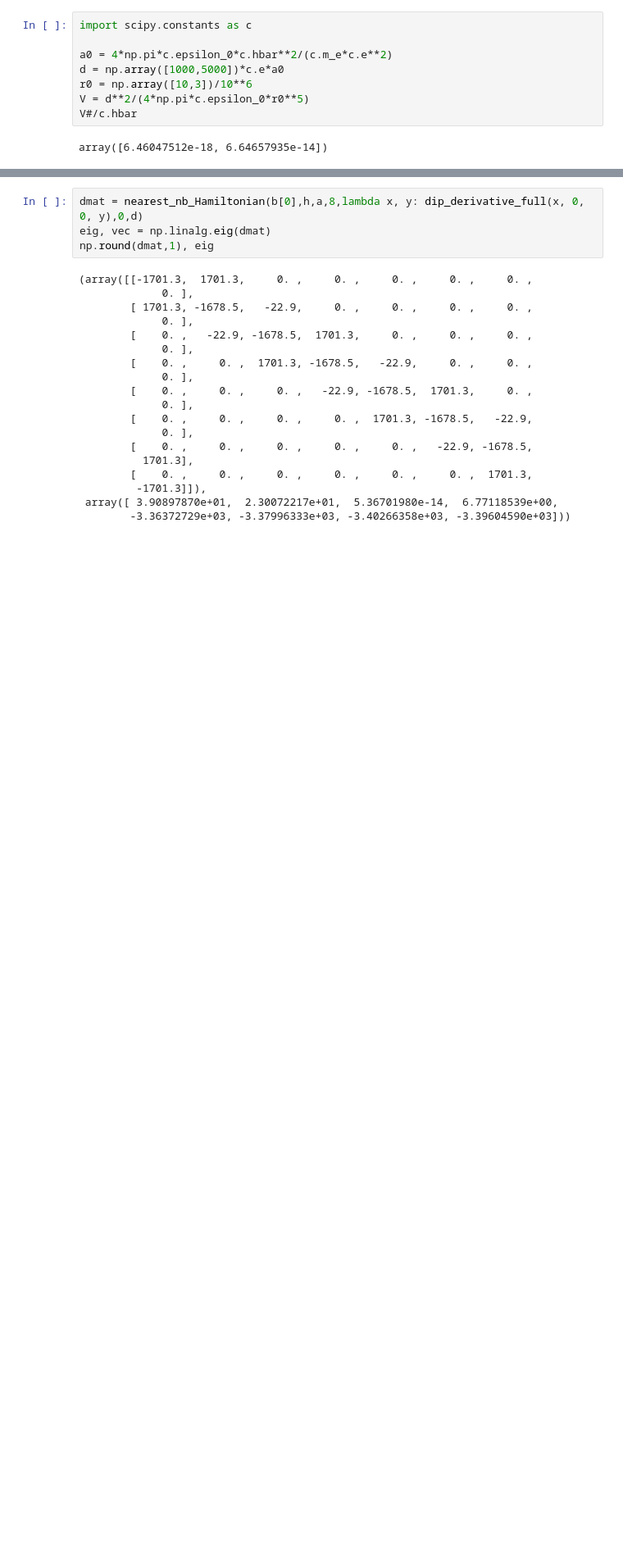
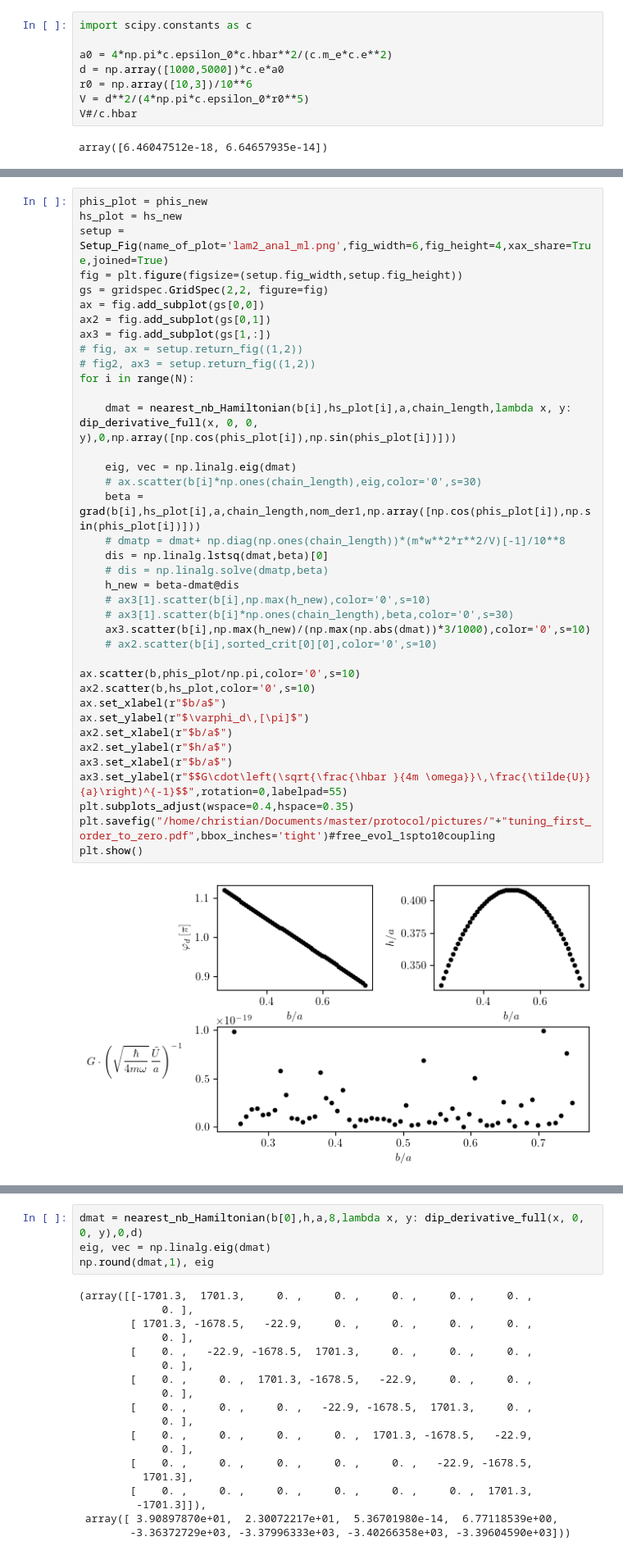
Before and after one commit to ChriGomm/master, a Jupyter notebook: numerics/interactions.ipynb, the cells around one changed output, grey strips where cells are left out. Shown at 82% size. Saved outputs shown, nothing was run; the diff lists cells and outputs as text; blank space fills up the shorter version.

Commit message:
worked on the elimination of the first order of the dip-dip expansion by optimizing h and angle of d

```diff
--- a/numerics/interactions.ipynb
+++ b/numerics/interactions.ipynb
@@ -701,0 +815,40 @@ plt.show()
+# %%
+phis_plot = phis_new
+hs_plot = hs_new
+setup = Setup_Fig(name_of_plot='lam2_anal_ml.png',fig_width=6,fig_height=4,xax_share=True,joined=True)
+fig = plt.figure(figsize=(setup.fig_width,setup.fig_height))
+gs = gridspec.GridSpec(2,2, figure=fig)
+ax = fig.add_subplot(gs[0,0])
+ax2 = fig.add_subplot(gs[0,1])
+ax3 = fig.add_subplot(gs[1,:])
+# fig, ax = setup.return_fig((1,2))
+# fig2, ax3 = setup.return_fig((1,2))
+for i in range(N):
+
+    dmat = nearest_nb_Hamiltonian(b[i],hs_plot[i],a,chain_length,lambda x, y: dip_derivative_full(x, 0, 0, y),0,np.array([np.cos(phis_plot[i]),np.sin(phis_plot[i])]))
+
+    eig, vec = np.linalg.eig(dmat)
+    # ax.scatter(b[i]*np.ones(chain_length),eig,color='0',s=30)
+    beta = grad(b[i],hs_plot[i],a,chain_length,nom_der1,np.array([np.cos(phis_plot[i]),np.sin(phis_plot[i])]))
+    # dmatp = dmat+ np.diag(np.ones(chain_length))*(m*w**2*r**2/V)[-1]/10**8
+    dis = np.linalg.lstsq(dmat,beta)[0]
+    # dis = np.linalg.solve(dmatp,beta)
+    h_new = beta-dmat@dis
+    # ax3[1].scatter(b[i],np.max(h_new),color='0',s=10)
+    # ax3[1].scatter(b[i]*np.ones(chain_length),beta,color='0',s=30)
+    ax3.scatter(b[i],np.max(h_new)/(np.max(np.abs(dmat))*3/1000),color='0',s=10)
+    # ax2.scatter(b[i],sorted_crit[0][0],color='0',s=10)
+
+ax.scatter(b,phis_plot/np.pi,color='0',s=10)
+ax2.scatter(b,hs_plot,color='0',s=10)
+ax.set_xlabel(r"$b/a$")
+ax.set_ylabel(r"$\varphi_d\,[\pi]$")
+ax2.set_xlabel(r"$b/a$")
+ax2.set_ylabel(r"$h/a$")
+ax3.set_xlabel(r"$b/a$")
+ax3.set_ylabel(r"$$G\cdot\left(\sqrt{\frac{\hbar }{4m \omega}}\,\frac{\tilde{U}}{a}\right)^{-1}$$",rotation=0,labelpad=55)
+plt.subplots_adjust(wspace=0.4,hspace=0.35)
+plt.savefig("/home/christian/Documents/master/protocol/pictures/"+"tuning_first_order_to_zero.pdf",bbox_inches='tight')#free_evol_1spto10coupling
+plt.show()
+# %% [output]
+[figure, added]
```
Also changed, not shown: parts of 6 cells of this notebook, 8 other files.
